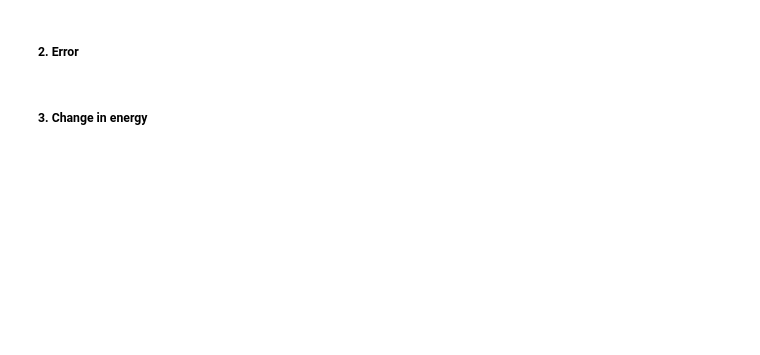
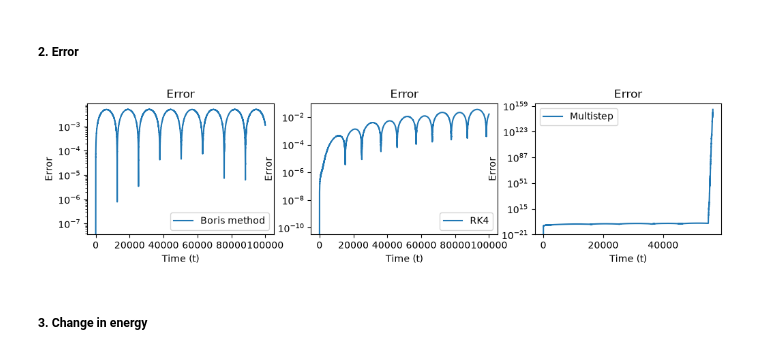
Before and after one commit to einaraarnaes/Project_2_TMA4215, a Jupyter notebook: report.ipynb, the cells around one changed output. Cells and saved outputs as stored; diff of their text form; code cells hidden in the pictures; blank space fills up the shorter version.

```diff
--- a/report.ipynb
+++ b/report.ipynb
@@ -373,0 +412,9 @@ t_T_multi, x_T_multi, v_T_multi = multistep(x_0_T, v_0_T, T, h, A_T, div_U_T)
+# %%
+# Reference solution
+u0 = jnp.concatenate((x_0_T, v_0_T))
+t_eval = jnp.arange(0, T + h, h)
+t_T_reference, x_T_reference, v_T_reference = solve_ivp_reference(x_0_T, v_0_T, T, t_eval, B_T, div_U_T)
+
+error_T_boris = np.linalg.norm(x_T_boris-x_T_reference, ord=2, axis=1)
+error_T_RK = np.linalg.norm(x_T_RK-x_T_reference, ord=2, axis=1)
+error_T_multi = np.linalg.norm(x_T_multi-x_T_reference, ord=2, axis=1)
@@ -395,4 +452,17 @@ plt.show()
 # %% [markdown]
 ##### 2. Error
+# %%
+fig, axs = plt.subplots(nrows = 1, ncols = 3, figsize = (12, 2.5))
+axs[0].semilogy(t_T_reference, error_T_boris, label = "Boris method")
+axs[1].semilogy(t_T_reference, error_T_RK, label = "RK4")
+axs[2].semilogy(t_T_reference, error_T_multi, label = "Multistep")
+
+for ax in axs:
+    ax.set(xlabel = "Time (t)", ylabel = "Error", title = "Error")
+    ax.legend()
+
+plt.show()
+# %% [output]
+[figure, added]
 # %% [markdown]
 ##### 3. Change in energy
```
Also changed, not shown: parts of 12 cells of this notebook.
